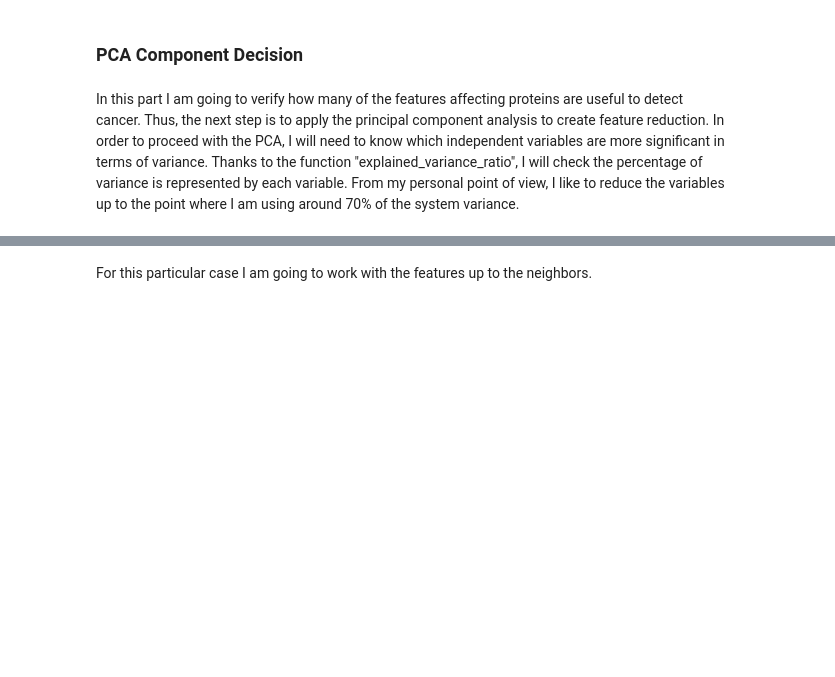
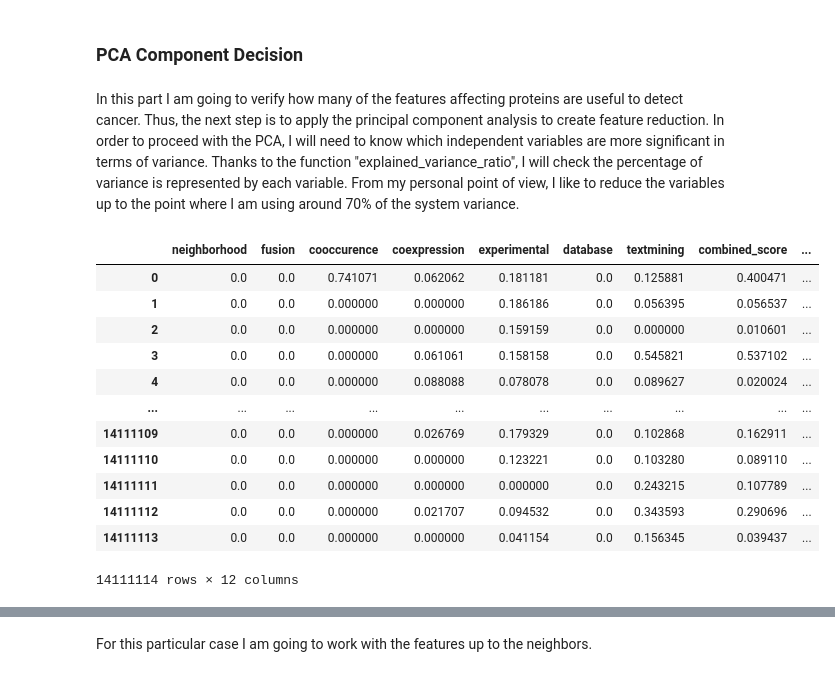
Before and after one commit to nonameforpirate2/DNA, a Jupyter notebook: NetworkAnalysis.ipynb, the cells around one changed output, grey strips where cells are left out. Cells and saved outputs as stored; diff of their text form; code cells hidden in the pictures; blank space fills up the shorter version.

```diff
--- a/NetworkAnalysis.ipynb
+++ b/NetworkAnalysis.ipynb
@@ -1904,3 +1906,19 @@ In this part I am going to verify how many of the features affecting proteins ar
+# %%
+network_characteristics
+# %% [output]
+|  | neighborhood | fusion | cooccurence | coexpression | experimental | database | textmining | combined_score | ... |
+| 0 | 0.0 | 0.0 | 0.741071 | 0.062062 | 0.181181 | 0.0 | 0.125881 | 0.400471 | ... |
+| 1 | 0.0 | 0.0 | 0.000000 | 0.000000 | 0.186186 | 0.0 | 0.056395 | 0.056537 | ... |
+| 2 | 0.0 | 0.0 | 0.000000 | 0.000000 | 0.159159 | 0.0 | 0.000000 | 0.010601 | ... |
+| 3 | 0.0 | 0.0 | 0.000000 | 0.061061 | 0.158158 | 0.0 | 0.545821 | 0.537102 | ... |
+| 4 | 0.0 | 0.0 | 0.000000 | 0.088088 | 0.078078 | 0.0 | 0.089627 | 0.020024 | ... |
+| ... | ... | ... | ... | ... | ... | ... | ... | ... | ... |
+| 14111109 | 0.0 | 0.0 | 0.000000 | 0.026769 | 0.179329 | 0.0 | 0.102868 | 0.162911 | ... |
+| 14111110 | 0.0 | 0.0 | 0.000000 | 0.000000 | 0.123221 | 0.0 | 0.103280 | 0.089110 | ... |
+| 14111111 | 0.0 | 0.0 | 0.000000 | 0.000000 | 0.000000 | 0.0 | 0.243215 | 0.107789 | ... |
+| 14111112 | 0.0 | 0.0 | 0.000000 | 0.021707 | 0.094532 | 0.0 | 0.343593 | 0.290696 | ... |
+| 14111113 | 0.0 | 0.0 | 0.000000 | 0.000000 | 0.041154 | 0.0 | 0.156345 | 0.039437 | ... |
+14111114 rows × 12 columns
 # %%
 #Amount of components decision: run pca with all the elements in the x_reduced and analyze the percentage of
 # variance over the dataset with the percentage of variance.
```
Also changed, not shown: parts of 11 cells of this notebook.
